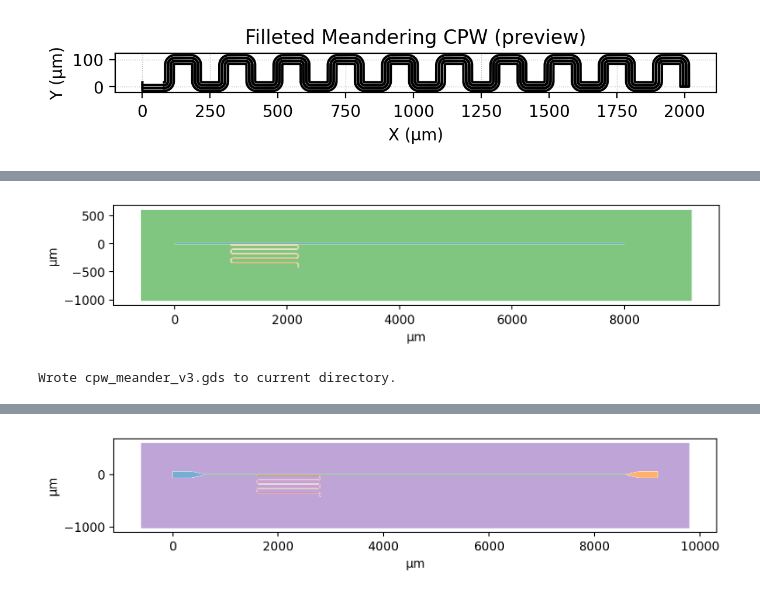
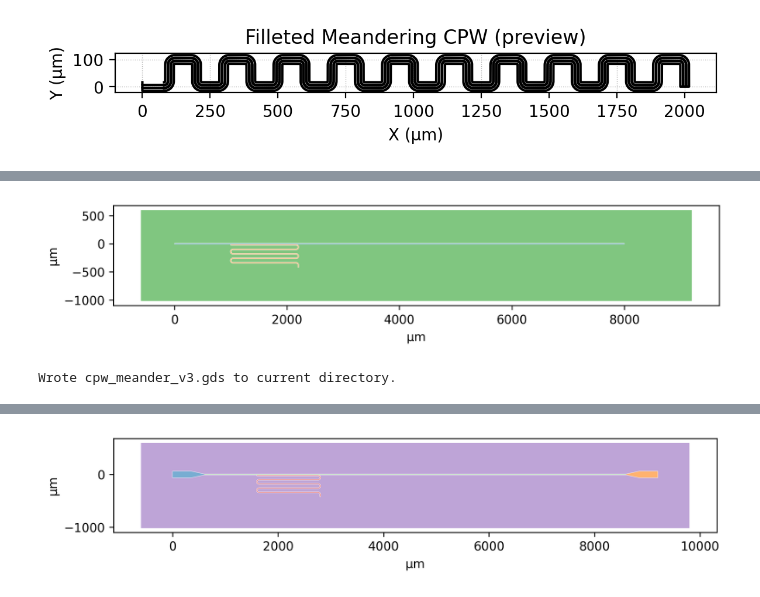
Before and after one commit to OJB-Quantum/Generative-Layout-Notebooks, a Jupyter notebook: GDSTK_Meandering_Curves.ipynb, the cells around one changed output, grey strips where cells are left out. Drawn from its saved outputs; the diff is of its cells as text; code cells hidden in the pictures.

```diff
--- a/GDSTK_Meandering_Curves.ipynb
+++ b/GDSTK_Meandering_Curves.ipynb
@@ -186,7 +186,7 @@ files.download("meandering_cpw_fillet.gds")
 # `tech` dictionary and produces a GDS with smooth-fillet meanders,
 # a feed line, and an automatically carved ground plane.
 # -------------------------------------------------------------
-# Author : ChatGPT (o3)
+# Author : Onri Jay Benally
 # Date   : 2025-06-04
 # -------------------------------------------------------------
 # Usage (local or Colab):
@@ -199,7 +199,7 @@ import numpy as np
 import matplotlib.pyplot as plt
 import matplotlib as mpl
 
-mpl.rcParams["figure.dpi"] = 200  # crisp preview
+mpl.rcParams["figure.dpi"] = 300  # crisp preview
 
 # -------------------------------------------------------------
 # 1) Technology / Geometry Parameters
@@ -299,34 +299,34 @@ def build_full_chip(p):
 
     # -- Add more structures (e.g. qubit pads) here if desired --
 
     # -- Ground plane carving --
     conductor_union = gdstk.boolean(conductors, [], "or")
     clearance       = p["g_max"] + 0.1  # µm
     keepout         = gdstk.offset(conductor_union, clearance, join="round")
 
     chip_w = p["feed_len"] + 2 * p["margin"]
     chip_h_pos = p["margin"]
     chip_h_neg = abs(end_y) + p["margin"]
     full_ground = gdstk.rectangle((-p["margin"], -chip_h_neg), (chip_w, chip_h_pos))
 
     ground = gdstk.boolean(full_ground, keepout, "not")
     cell.add(*ground)
 
     return lib
 
 # -------------------------------------------------------------
 # 4) Preview & GDS Export
 # -------------------------------------------------------------
 if __name__ == "__main__":
     lib = build_full_chip(tech)
     main = lib.top_level()[0]
     preview(main, figsize=(8, 4))
 
     gds_fname = "cpw_meander_v3.gds"
     lib.write_gds(gds_fname)
     print(f"Wrote {gds_fname} to current directory.")
 # %% [output]
-[figure, old version]
+[figure, new version]
 Wrote cpw_meander_v3.gds to current directory.
 # %%
 from google.colab import files
```
Also changed, not shown: parts of 6 cells of this notebook.
